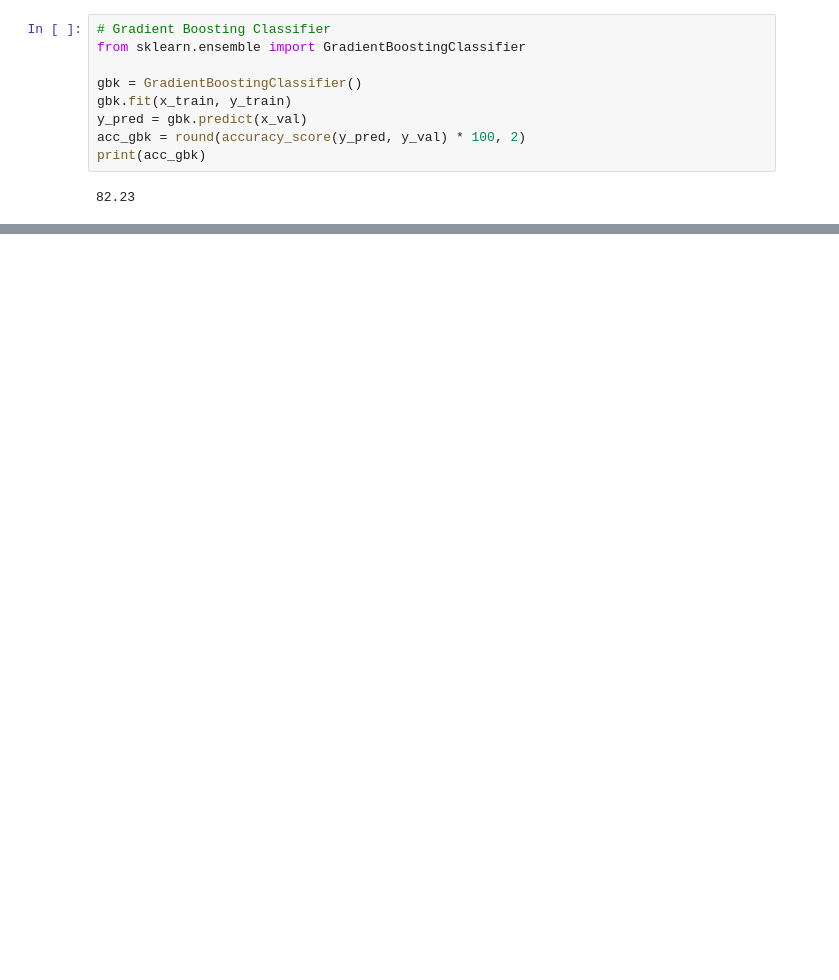
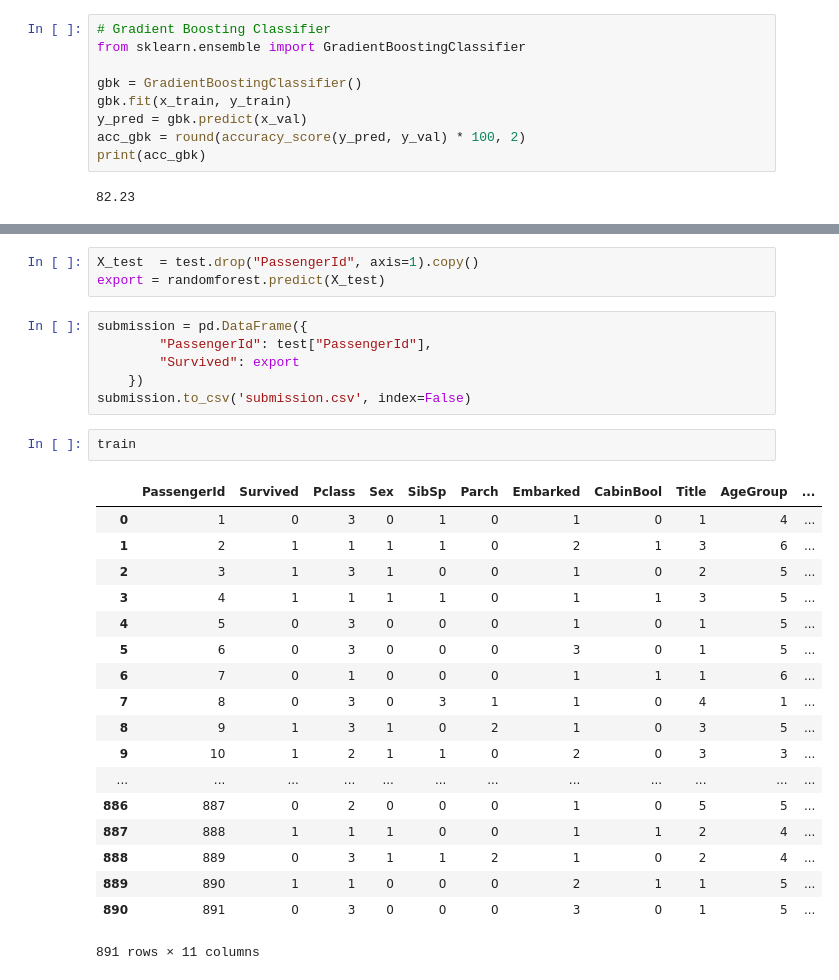
Before and after one commit to johannessiedersberger/Titanic-Kaggle, a Jupyter notebook: Titanic/Titanic_Analysis.ipynb, the cells around one changed output, grey strips where cells are left out. Saved outputs shown, nothing was run; the diff lists cells and outputs as text; blank space fills up the shorter version.

Commit message:
Created Submission file

```diff
--- a/Titanic/Titanic_Analysis.ipynb
+++ b/Titanic/Titanic_Analysis.ipynb
@@ -567 +567,31 @@ models.sort_values(by='Score', ascending=False)
 | 5 | Perceptron | 68.02 |
+# %%
+X_test  = test.drop("PassengerId", axis=1).copy()
+export = randomforest.predict(X_test)
+# %%
+submission = pd.DataFrame({
+        "PassengerId": test["PassengerId"],
+        "Survived": export
+    })
+submission.to_csv('submission.csv', index=False)
+# %%
+train
+# %% [output]
+|  | PassengerId | Survived | Pclass | Sex | SibSp | Parch | Embarked | CabinBool | Title | AgeGroup | ... |
+| 0 | 1 | 0 | 3 | 0 | 1 | 0 | 1 | 0 | 1 | 4 | ... |
+| 1 | 2 | 1 | 1 | 1 | 1 | 0 | 2 | 1 | 3 | 6 | ... |
+| 2 | 3 | 1 | 3 | 1 | 0 | 0 | 1 | 0 | 2 | 5 | ... |
+| 3 | 4 | 1 | 1 | 1 | 1 | 0 | 1 | 1 | 3 | 5 | ... |
+| 4 | 5 | 0 | 3 | 0 | 0 | 0 | 1 | 0 | 1 | 5 | ... |
+| 5 | 6 | 0 | 3 | 0 | 0 | 0 | 3 | 0 | 1 | 5 | ... |
+| 6 | 7 | 0 | 1 | 0 | 0 | 0 | 1 | 1 | 1 | 6 | ... |
+| 7 | 8 | 0 | 3 | 0 | 3 | 1 | 1 | 0 | 4 | 1 | ... |
+| 8 | 9 | 1 | 3 | 1 | 0 | 2 | 1 | 0 | 3 | 5 | ... |
+| 9 | 10 | 1 | 2 | 1 | 1 | 0 | 2 | 0 | 3 | 3 | ... |
+| ... | ... | ... | ... | ... | ... | ... | ... | ... | ... | ... | ... |
+| 886 | 887 | 0 | 2 | 0 | 0 | 0 | 1 | 0 | 5 | 5 | ... |
+| 887 | 888 | 1 | 1 | 1 | 0 | 0 | 1 | 1 | 2 | 4 | ... |
+| 888 | 889 | 0 | 3 | 1 | 1 | 2 | 1 | 0 | 2 | 4 | ... |
+| 889 | 890 | 1 | 1 | 0 | 0 | 0 | 2 | 1 | 1 | 5 | ... |
+| 890 | 891 | 0 | 3 | 0 | 0 | 0 | 3 | 0 | 1 | 5 | ... |
+891 rows × 11 columns
```
Also changed, not shown: parts of 6 cells of this notebook, 1 other file.
